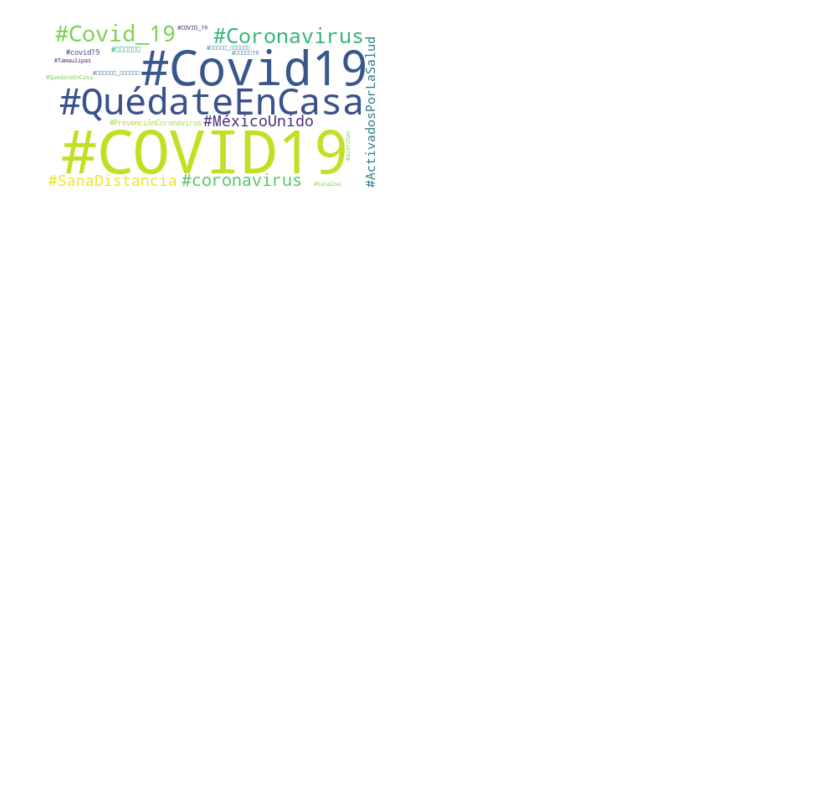
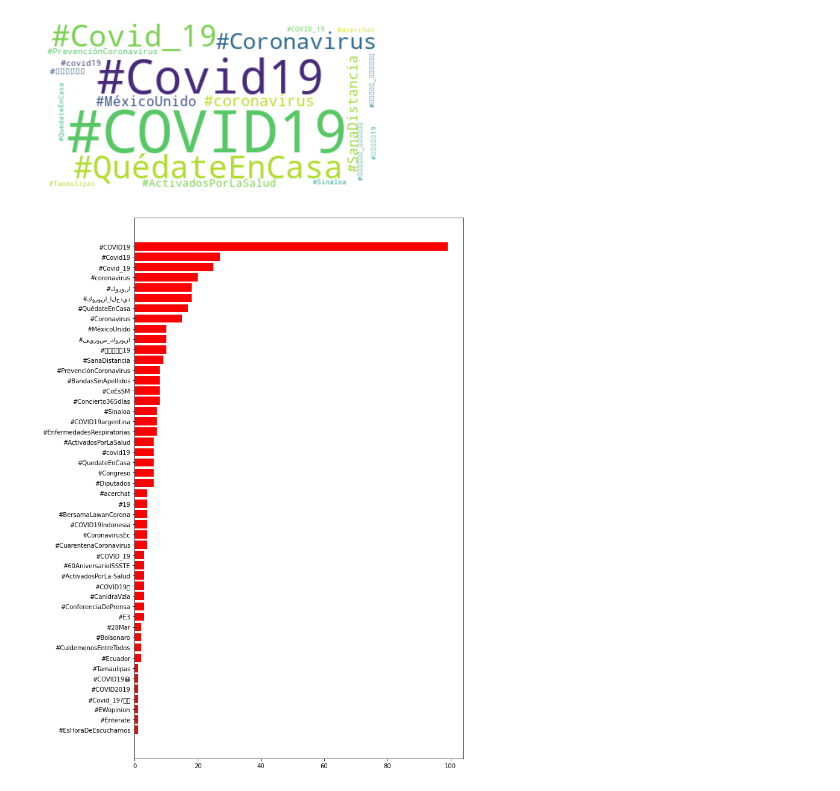
Before and after one commit to luiz-couto/twitter-analysis, a Jupyter notebook: src/part_one/wordcloud.ipynb, the cells around one changed output. Drawn from its saved outputs; the diff is of its cells as text; code cells hidden in the pictures; blank space fills up the shorter version.

```diff
--- a/src/part_one/wordcloud.ipynb
+++ b/src/part_one/wordcloud.ipynb
@@ -72,10 +65,8 @@ ordered = df.orderBy("popularity", ascending=False)
 ordered = ordered.limit(50)
 
 word_cloud_dict = multidict.MultiDict()
-degrees_histogram = []
 data_collect = ordered.rdd.toLocalIterator()
 for row in data_collect:
-    # 1.1
     word_cloud_dict.add(str(row.hashtag), math.log2(int(row.popularity)))
 
 
@@ -86,4 +77,27 @@ plt.imshow(wc, interpolation="bilinear")
 plt.axis("off")
 plt.show()
 # %% [output]
-[figure, old version]
+[figure, new version]
+# %%
+data_iter = ordered.rdd.toLocalIterator()
+degrees_histogram = []
+for row in data_iter:
+    if row["correlated"] is not None:
+        if len(row["correlated"]) > 0:
+            val = row["correlated"].count(",") + 1
+
+        degrees_histogram.append((row["hashtag"], val))
+
+
+degrees_histogram.sort(key=lambda tup: tup[1], reverse=True)
+
+small_histogram = [freq for (_, freq) in degrees_histogram[:50]][::-1]
+names = [name for (name, _) in degrees_histogram[:50]][::-1]
+indices = np.arange(len(small_histogram))
+plt.figure(figsize=(10, 13))
+plt.barh(indices, small_histogram, color='r', height=0.8)
+plt.yticks(indices, names, rotation='horizontal')
+plt.tight_layout()
+plt.show()
+# %% [output]
+[figure, added]
```
Also changed, not shown: parts of 2 cells of this notebook.
